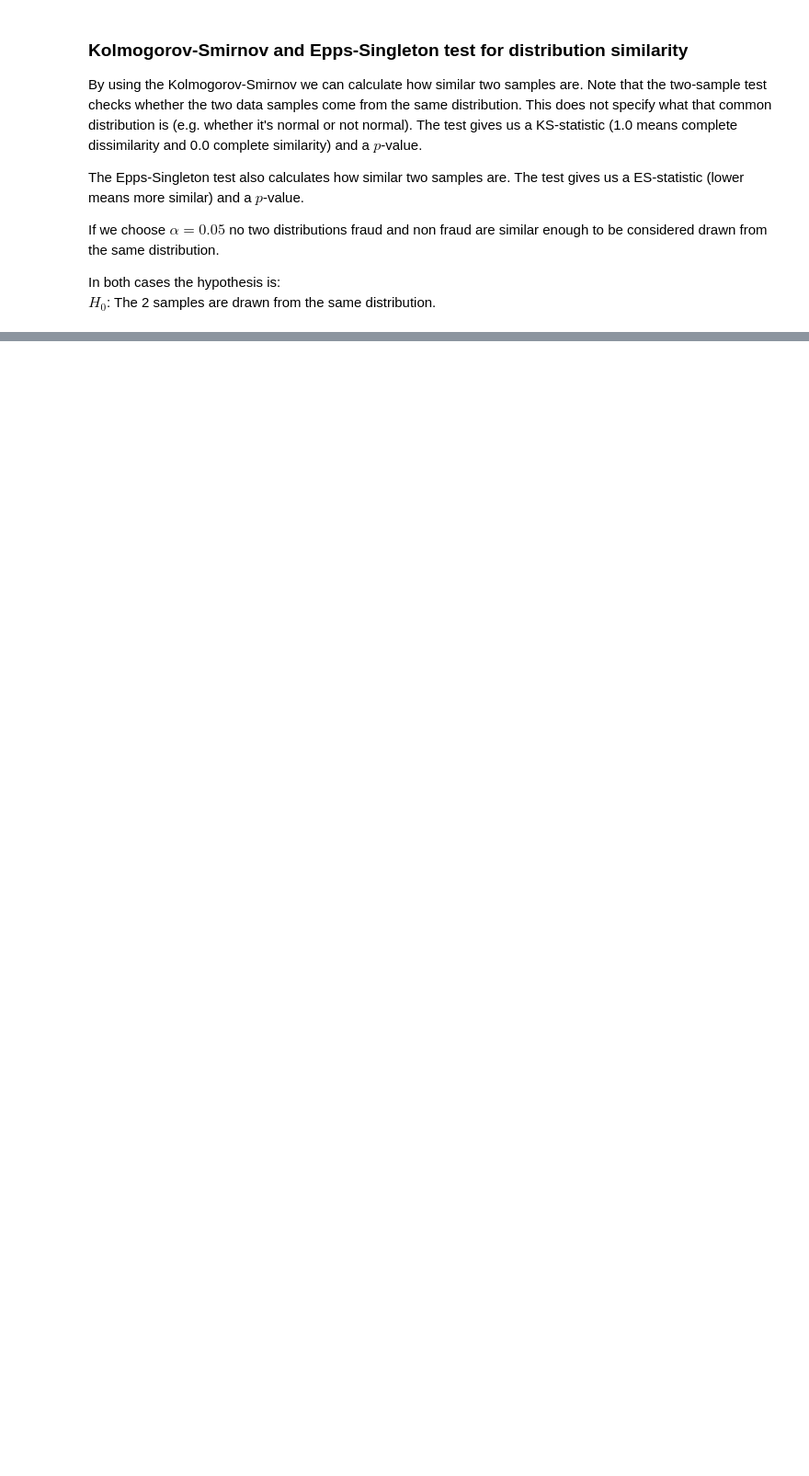
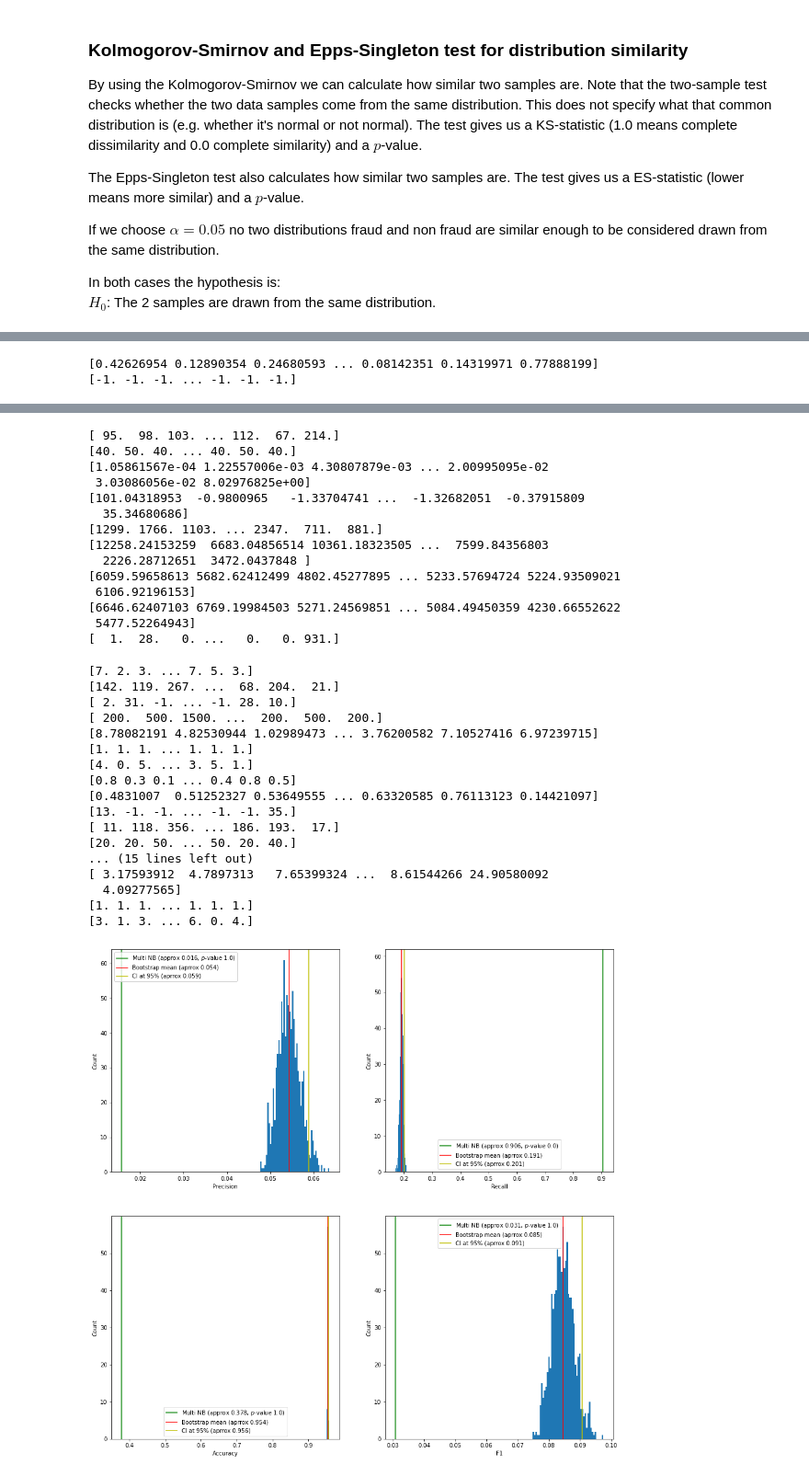
Before and after one commit to DanielDM325/SDA-Project, a Jupyter notebook: main.ipynb, the cells around one changed output, grey strips where cells are left out. Shown at 92% size. Drawn from its saved outputs; the diff is of its cells as text; code cells hidden in the pictures; blank space fills up the shorter version.

```diff
--- a/main.ipynb
+++ b/main.ipynb
@@ -320,28 +406,29 @@ target_sample = data_original[continuous_data].values[i_row_train, 0]
 train_sample = data_original[continuous_data].values[i_row_train, 1:]
 test_sample = data_original[continuous_data].values[i_row_test, 1:]
 test_target = data_original[continuous_data].values[i_row_test, 0]
-clf_mnb = MultiNaiveBayesClassifier()
+clf_mnb = MultiNaiveBayesClassifier(distributions_consider=distributions_consider)
 clf_mnb.fit(train_sample, target_sample)
-multi_test_prediction = clf_nb.predict(test_sample)
+multi_test_prediction = clf_mnb.predict(test_sample)
 
-multi_precision = precision_score(test_target, test_prediction)
-multi_recall = recall_score(test_target, test_prediction)
-multi_accuracy = accuracy_score(test_target, test_prediction)
-multi_f1 = f1_score(test_target, test_prediction)
+multi_precision = precision_score(test_target, multi_test_prediction)
+multi_recall = recall_score(test_target, multi_test_prediction)
+multi_accuracy = accuracy_score(test_target, multi_test_prediction)
+multi_f1 = f1_score(test_target, multi_test_prediction)
 scores_multi = [multi_precision, multi_recall, multi_accuracy, multi_f1]
 score_names = ['Precision', 'Recall', 'Accuracy', 'F1']
 k = 50
-fig, axs = plt.subplots(2, 2, figsize=(16,100))
+fig, axs = plt.subplots(2, 2, figsize=(16,16))
 for score, ax in enumerate(axs.flat):
     ax.set_xlabel(score_names[score])
     ax.set_ylabel('Count')
     ax.hist(scores[score], k)
     bootstrap_mean = np.mean(scores[score])
     confidence_interval = np.percentile(scores[score], 95)
-    p_value = np.count_nonzero(np.array(scores[score]) < scores_multi[score]) / iterations
+    p_value = np.count_nonzero(np.array(scores[score]) > scores_multi[score]) / iterations
     ax.axvline(scores_multi[score], color='g')
     ax.axvline(bootstrap_mean, color='r')
     ax.axvline(confidence_interval, color='y')
-    ax.legend([f'Multi NB (approx {round(scores_multi[score], 2)}, $p$-value {p_value})',
-               f'Bootstrap mean (aprrox {round(bootstrap_mean, 2)})',
-               f'CI at 95% (aprrox {round(confidence_interval, 2)}'])
+    ax.legend([f'Multi NB (approx {round(scores_multi[score], 3)}, $p$-value {p_value})',
+               f'Bootstrap mean (aprrox {round(bootstrap_mean, 3)})',
+               f'CI at 95% (aprrox {round(confidence_interval, 3)})'])
+# %% [output]
@@ -347,0 +436,2 @@ for score, ax in enumerate(axs.flat):
+[0.42626954 0.12890354 0.24680593 ... 0.08142351 0.14319971 0.77888199]
+[-1. -1. -1. ... -1. -1. -1.]
@@ -347,0 +439,32 @@ for score, ax in enumerate(axs.flat):
+[ 95.  98. 103. ... 112.  67. 214.]
+[40. 50. 40. ... 40. 50. 40.]
+[1.05861567e-04 1.22557006e-03 4.30807879e-03 ... 2.00995095e-02
+ 3.03086056e-02 8.02976825e+00]
+[101.04318953  -0.9800965   -1.33704741 ...  -1.32682051  -0.37915809
+  35.34680686]
+[1299. 1766. 1103. ... 2347.  711.  881.]
+[12258.24153259  6683.04856514 10361.18323505 ...  7599.84356803
+  2226.28712651  3472.0437848 ]
+[6059.59658613 5682.62412499 4802.45277895 ... 5233.57694724 5224.93509021
+ 6106.92196153]
+[6646.62407103 6769.19984503 5271.24569851 ... 5084.49450359 4230.66552622
+ 5477.52264943]
+[  1.  28.   0. ...   0.   0. 931.]
+[7. 2. 3. ... 7. 5. 3.]
+[142. 119. 267. ...  68. 204.  21.]
+[ 2. 31. -1. ... -1. 28. 10.]
+[ 200.  500. 1500. ...  200.  500.  200.]
+[8.78082191 4.82530944 1.02989473 ... 3.76200582 7.10527416 6.97239715]
+[1. 1. 1. ... 1. 1. 1.]
+[4. 0. 5. ... 3. 5. 1.]
+[0.8 0.3 0.1 ... 0.4 0.8 0.5]
+[0.4831007  0.51252327 0.53649555 ... 0.63320585 0.76113123 0.14421097]
+[13. -1. -1. ... -1. -1. 35.]
+[ 11. 118. 356. ... 186. 193.  17.]
+[20. 20. 50. ... 50. 20. 40.]
+... (15 lines left out)
+[ 3.17593912  4.7897313   7.65399324 ...  8.61544266 24.90580092
+  4.09277565]
+[1. 1. 1. ... 1. 1. 1.]
+[3. 1. 3. ... 6. 0. 4.]
+[figure, added]
```
Also changed, not shown: parts of 18 cells of this notebook.
